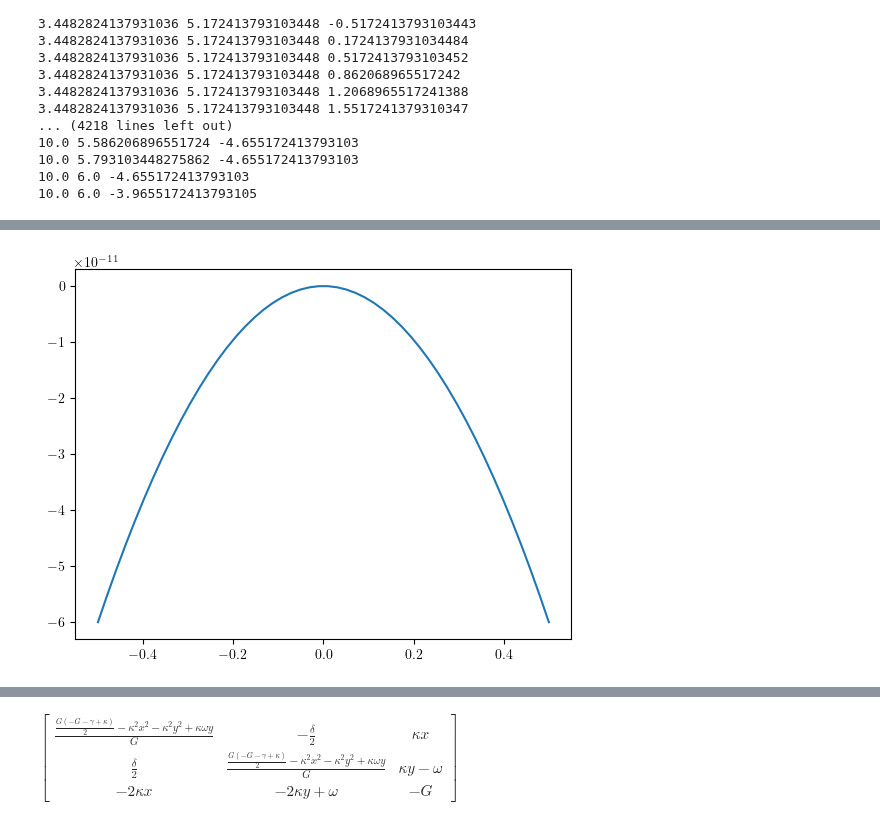
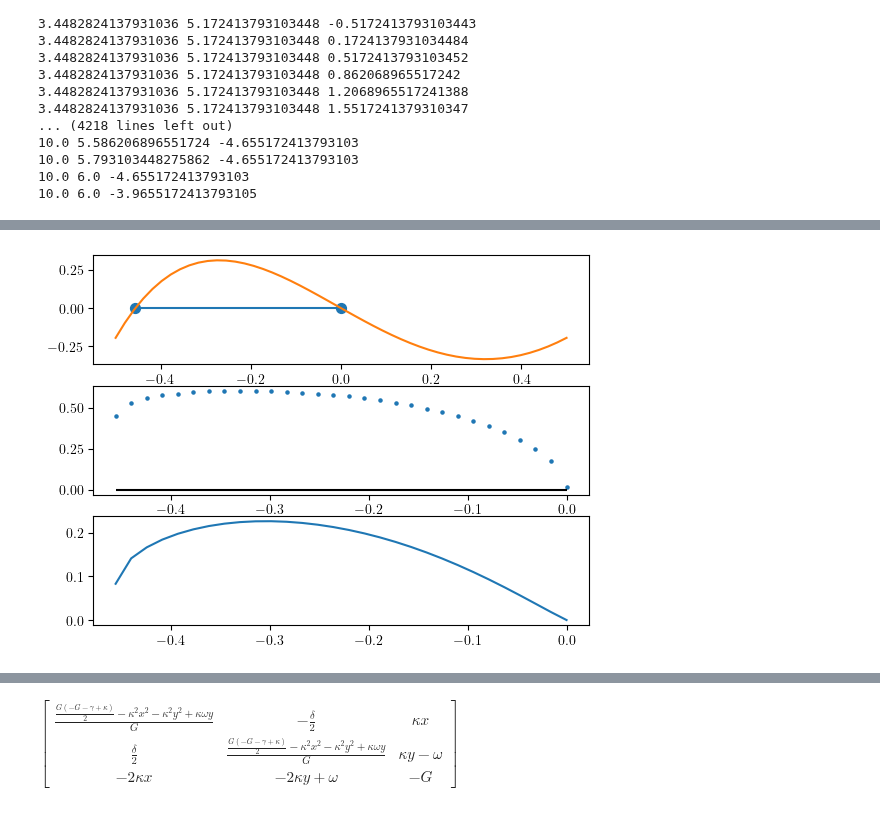
Before and after one commit to ChriGomm/Bachelor_sympy, a Jupyter notebook: delta.ipynb, the cells around one changed output, grey strips where cells are left out. Saved outputs shown, nothing was run; the diff lists cells and outputs as text; code cells hidden in the pictures.

Commit message:
tried to find roots for delta!=0

```diff
--- a/delta.ipynb
+++ b/delta.ipynb
@@ -388,9 +583,12 @@ for ik, kval in enumerate(k):
 # %%
+Gam = 1
+sgam = 0.2
+s =1
 s =1
 x_range = np.linspace(-0.5,0.5)
-gridpoints = 3
-k= np.linspace(1/10**5,10,gridpoints)
-w = np.linspace(0,6,gridpoints)
+gridpoints = 4
+k= np.linspace(1,10,gridpoints)
+w = np.linspace(1,6,gridpoints)
 d = np.linspace(-5,5,gridpoints)
 xsol = np.ones((gridpoints,gridpoints,gridpoints,30))
 # xgrid = np.linspace(-0.5-1/10**5,0.5+1/10**5,40)
@@ -398,6 +596,7 @@ solution_number = np.zeros((gridpoints,gridpoints,gridpoints))
 for ik, kval in enumerate(k):
     for iw, wval in enumerate(w):
         for id, dval in enumerate(d):
+            # kval, wval,dval =1.0, 2+2/3, 1+2/3
             sol_numb = 0
             xgrid, points = set_xgird(wval,kval,dval,Gam,sgam,points=True)
             Func = np.zeros_like(xgrid)
@@ -406,33 +605,72 @@ for ik, kval in enumerate(k):
                 plt.plot(x_range,insq(x_range,wval,kval,dval,Gam,sgam))
                 plt.show()
                 continue
-            for j in range(len(xgrid)-1):
+            # for j in range(len(xgrid)-1):
 
-                Fl = Fx(xgrid[j],wval,kval,dval,Gam,sgam,s)
-                Fu = Fx(xgrid[j+1],wval,kval,dval,Gam,sgam,s)
-                if Fl*Fu<=0:
-                    r = root_scalar(Fx,args=(wval,kval,dval,Gam,sgam,s),method='bisect',bracket=(xgrid[j],xgrid[j+1]))
-                    xsol[ik,iw,id,sol_numb] = r.root
-                    sol_numb+=1
+                # Fl = Fx(xgrid[j],wval,kval,dval,Gam,sgam,s)
+                # Fu = Fx(xgrid[j+1],wval,kval,dval,Gam,sgam,s)
+                # if Fl*Fu<=0:
+                #     r = root_scalar(Fx,args=(wval,kval,dval,Gam,sgam,s),method='bisect',bracket=(xgrid[j],xgrid[j+1]))
+                #     xsol[ik,iw,id,sol_numb] = r.root
+                #     sol_numb+=1
             solution_number[ik,iw,id]=sol_numb
-            if sol_numb==0:
-                print(kval,wval,dval)
+            # if sol_numb==0:
+            print(kval,wval,dval)
+            # print(-Gam*dval/(2*kval*wval))
+            # print(xgrid)
             fig, ax = plt.subplots(3,1)
             for n in range(3):
-                for i,x in enumerate(xgrid):
-                    if n==0:
-                        Func[i]=Fx(x,wval,kval,dval,Gam,sgam,1)
-                    elif n==1:
+                if n==1:
+                    Func  = np.zeros_like(xgrid)
+                    for i,x in enumerate(xgrid):
+                        # print(insq_preci(x,wval,kval,dval,Gam,sgam))
+                        if dval>=0:
+                            Func[i]=Fx2(x,wval,kval,dval,Gam,sgam,1)
+                        else:
+                            Func[i]=Fx2(x,wval,kval,dval,Gam,sgam,2)
+                elif n==0:
+                    Func  = np.zeros_like(x_range)
+                    for i,x in enumerate(x_range):
                         Func[i]=insq(x,wval,kval,dval,Gam,sgam)
+                else:
+                    Func1  = np.zeros_like(xgrid)
+                    Func2 = np.zeros_like(xgrid)
+                    Func3 = np.zeros_like(xgrid)
+                    if dval>=0:
+                        for i,x in enumerate(xgrid):
+                        # print(insq_preci(x,wval,kval,dval,Gam,sgam))
+                        # Func2[i]=num(x,wval,kval,dval,Gam,sgam)
+                            y =y1ofx(x,wval,kval,dval,Gam,sgam)
+                            Func1[i]=Fx(x,wval,kval,dval,Gam,sgam,1)*Decimal(x)
+                            Func2[i]=Fx2(x,wval,kval,dval,Gam,sgam,1)*y
+                            Func3[i]=eq(x,wval,kval,dval,Gam,sgam,1)
                     else:
-                        Func[i]=y1ofx(x,wval,kval,dval,Gam,sgam)
+                        for i,x in enumerate(xgrid):
+                            y = y2ofx(x,wval,kval,dval,Gam,sgam)
+                            Func1[i]=Fx(x,wval,kval,dval,Gam,sgam,2)*Decimal(x)
+                            Func2[i]=Fx2(x,wval,kval,dval,Gam,sgam,2)*y
+                            Func3[i]=eq(x,wval,kval,dval,Gam,sgam,2)
                 for j in range(len(points)):
-                    if j%2==0:
+                    if j%2==0 and n==0:
                         ax[n].plot(points[j:j+2],np.zeros_like(points[j:j+2]))
-                ax[n].scatter(points,np.zeros_like(points),s=50)
-                ax[n].plot(xgrid,Func)
-            for soli in range(sol_numb):
-                ax[-2].scatter(xsol[ik,iw,id,soli],0,s=20,color="0")
-            print(Func,wval)
+                if n==0:
+                    ax[n].scatter(points,np.zeros_like(points),s=50)
+                    ax[n].plot(x_range,Func)
+                elif n ==1:
+                    ax[n].scatter(xgrid,Func,s=5)
+                    # ax[n].plot(xgrid,Func2)
+                    ax[n].hlines(0,xgrid[0],xgrid[-1],color='0')
+                else:
+                    ax[n].plot(xgrid,Func1)
+                    # ax[n].plot(xgrid,Func3)
+                    # ax[n].scatter(points,np.zeros_like(points),s=50)
+                # if n==0:
+                #     print(Func,wval)
+            # for soli in range(sol_numb):
+            #     ax[-2].scatter(xsol[ik,iw,id,soli],0,s=20,color="0")
+
             plt.show()
+            # break
+        # break
+    # break
 # %% [output]
@@ -460 +680 @@ for ik, kval in enumerate(k):
-[figure, old version]
+[figure, new version]
```
Also changed, not shown: parts of 6 cells of this notebook.
